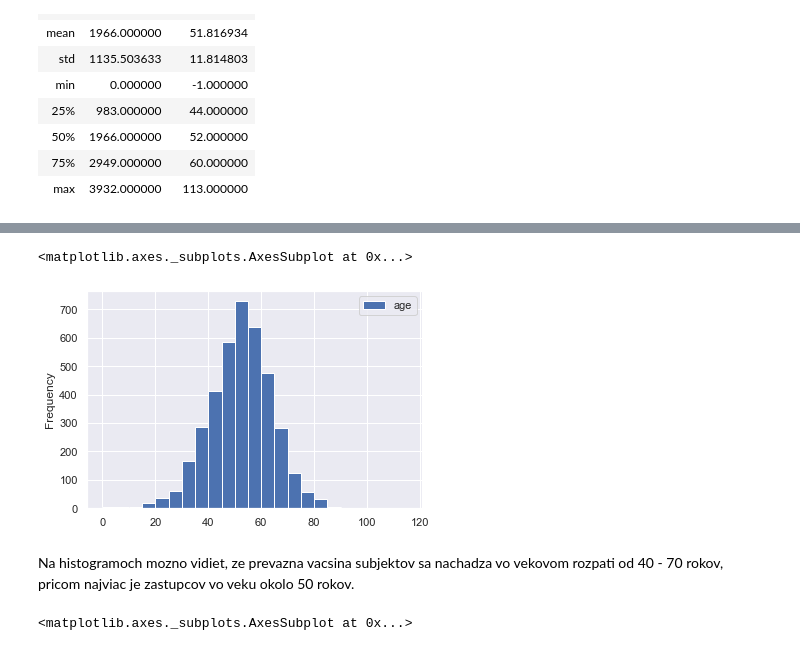
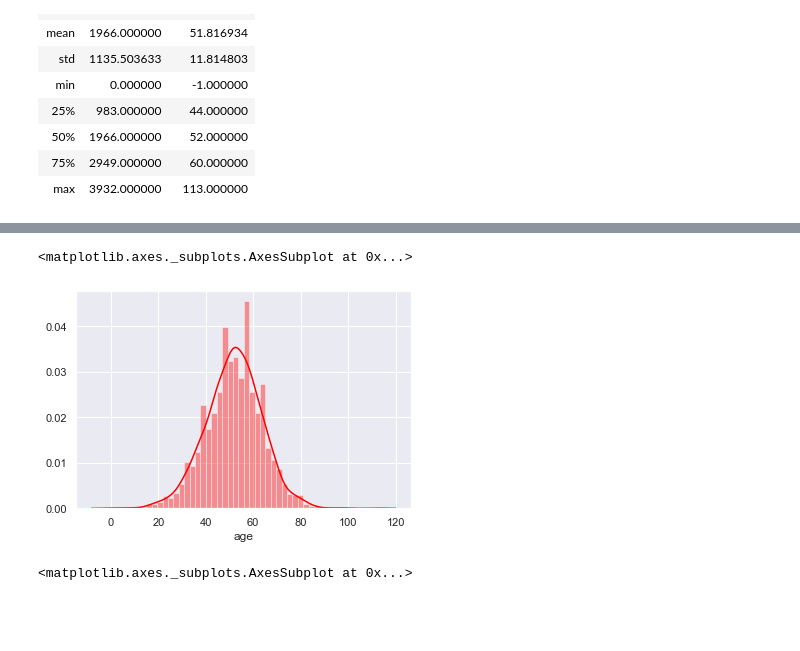
Before and after one commit to jaruji/IAU-project, a Jupyter notebook: Project.ipynb, the cells around one changed output, grey strips where cells are left out. Drawn from its saved outputs; the diff is of its cells as text; code cells hidden in the pictures; blank space fills up the shorter version.

Commit message:
visualization of data

```diff
--- a/Project.ipynb
+++ b/Project.ipynb
@@ -48,5 +54,6 @@ personal.describe()
 # %%
-personal.age.plot(kind='hist', bins=[0,10,15,20,25,30,35,40,45,50,55,60,65,70,75,80,85,90,95,100,105,110,115] , legend=True)
+#personal.age.plot(kind='hist', bins=[0,10,15,20,25,30,35,40,45,50,55,60,65,70,75,80,85,90,95,100,105,110,115] , legend=True)
+sns.distplot(personal['age'].dropna(),bins=50, color = "red")
 # %% [output]
 <matplotlib.axes._subplots.AxesSubplot at 0x...>
-[figure, old version]
+[figure, new version]
@@ -55,5 +60,3 @@ personal.age.plot(kind='hist', bins=[0,10,15,20,25,30,35,40,45,50,55,60,65,70,75
-# %% [markdown]
-Na histogramoch mozno vidiet, ze prevazna vacsina subjektov sa nachadza vo vekovom rozpati od 40 - 70 rokov, pricom najviac je zastupcov vo veku okolo 50 rokov.
 # %%
 personal.age.plot(kind='box')
 # %% [output]
```
Also changed, not shown: parts of 43 cells of this notebook.
